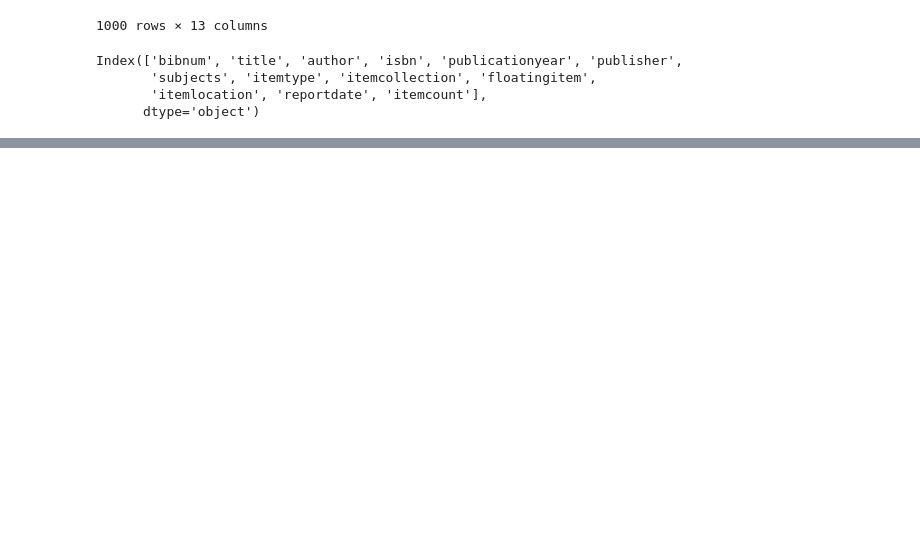
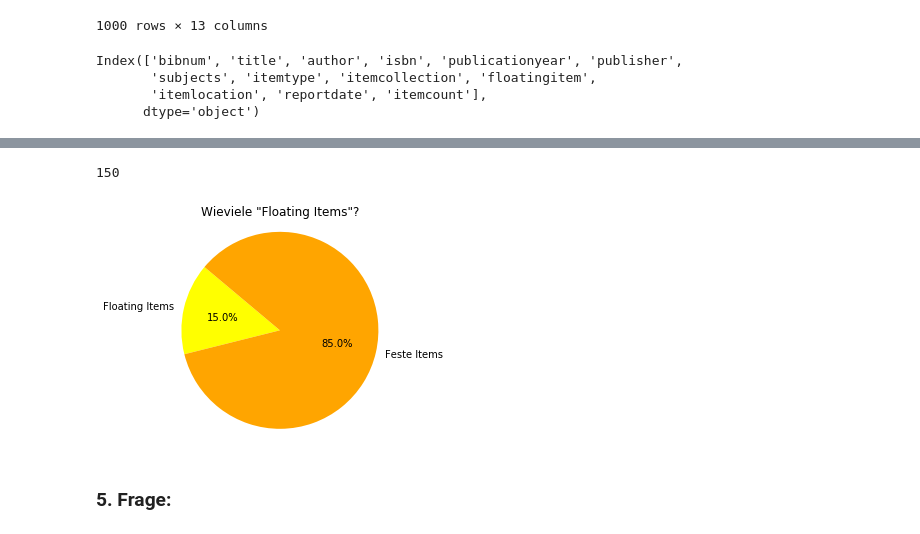
Before and after one commit to janamandrys/Jupyter_Notebook-MALIS, a Jupyter notebook: FOERSTNER_MALIS19.3_AUFGABE2.ipynb, the cells around one changed output, grey strips where cells are left out. Drawn from its saved outputs; the diff is of its cells as text; code cells hidden in the pictures; blank space fills up the shorter version.

```diff
--- a/FOERSTNER_MALIS19.3_AUFGABE2.ipynb
+++ b/FOERSTNER_MALIS19.3_AUFGABE2.ipynb
@@ -317,0 +159,27 @@ Leider ist eine grafische Darstellung dieses Ergebnisses nicht möglich.
+# %%
+floating = invent.loc[invent['floatingitem'] == 'Floating'].count()[0]
+
+floating
+# %% [output]
+150
+# %%
+labels = ['Floating Items', 'Feste Items']
+sizes = [150, 849]
+colors = ['yellow', 'orange']
+
+plt.pie(sizes,
+        labels=labels,
+        colors=colors,
+        autopct='%1.1f%%',
+        shadow=False,
+        startangle=140)
+
+plt.title('Wieviele "Floating Items"?')
+
+plt.axis('equal')
+
+plt.show()
+# %% [output]
+[figure, added]
+# %% [markdown]
+### 5. Frage:
```
Also changed, not shown: parts of 64 cells of this notebook.
